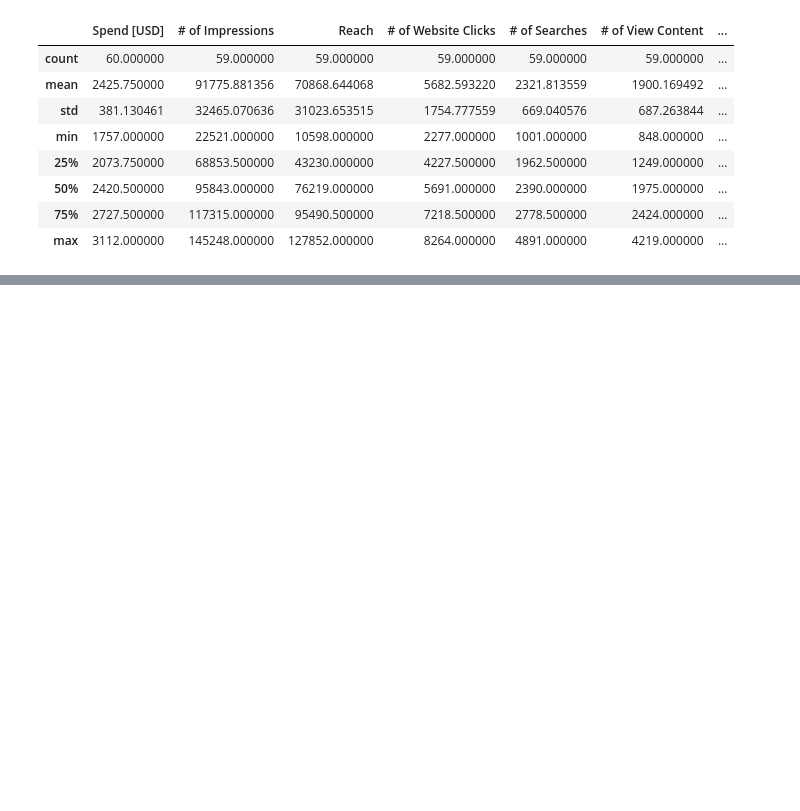
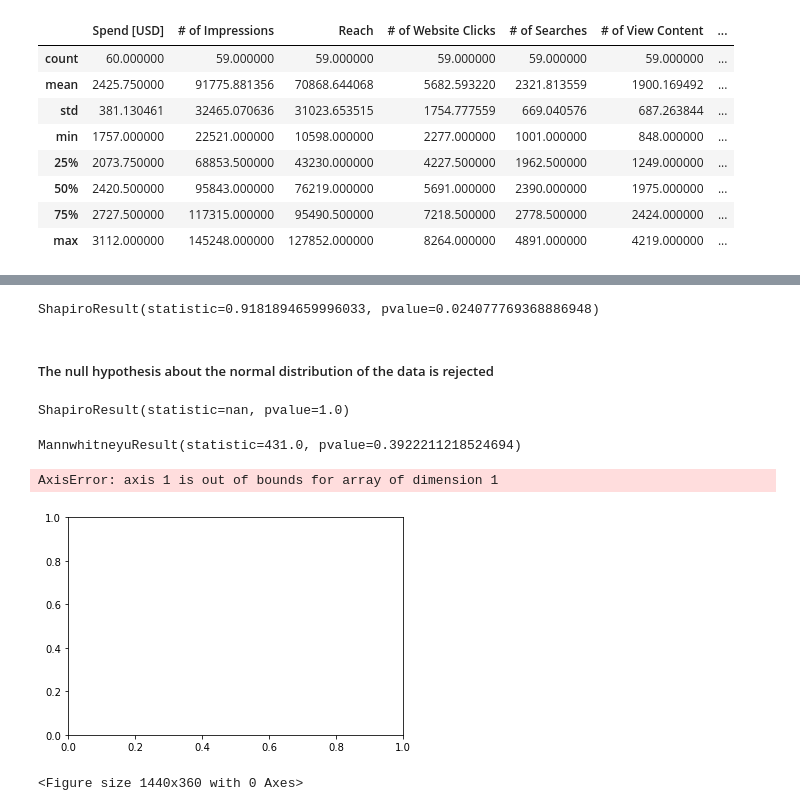
Before and after one commit to muarrikhyazka/ab-test-for-marketing-campaign-ads, a Jupyter notebook: ab-test-for-marketing-campaign-ads.ipynb, the cells around one changed output, grey strips where cells are left out. Saved outputs shown, nothing was run; the diff lists cells and outputs as text; code cells hidden in the pictures; blank space fills up the shorter version.

```diff
--- a/ab-test-for-marketing-campaign-ads.ipynb
+++ b/ab-test-for-marketing-campaign-ads.ipynb
@@ -57,0 +89,30 @@ df.describe()
+# %%
+## check if the distribution is normal
+shapiro(df.loc[df['Campaign Name'] == 'Test Campaign', '# of Purchase'])
+# %% [output]
+ShapiroResult(statistic=0.9181894659996033, pvalue=0.024077769368886948)
+# %% [markdown]
+<h5>The null hypothesis about the normal distribution of the data is rejected</h5>
+# %%
+## check if the distribution is normal
+shapiro(df.loc[df['Campaign Name'] == 'Control Campaign', '# of Purchase'])
+# %% [output]
+ShapiroResult(statistic=nan, pvalue=1.0)
+# %%
+## Mann-Whitney test
+mannwhitneyu(df.loc[df['Campaign Name'] == 'Test Campaign', '# of Purchase'], df.loc[df['Campaign Name'] == 'Control Campaign', '# of Purchase'])
+# %% [output]
+MannwhitneyuResult(statistic=431.0, pvalue=0.3922211218524694)
+# %%
+control = df.loc[df['Campaign Name'] == 'Control Campaign', '# of Purchase'].values
+test = df.loc[df['Campaign Name'] == 'Test Campaign', '# of Purchase'].values
+# %%
+f, ax = plt.subplots()
+# plt.figure(figsize=(20,5))
+sns.kdeplot(np.mean(control, axis=1), shade=True, label='Control Campaign')
+sns.kdeplot(np.mean(test, axis=1), shade=True, label='Test Campaign')
+plt.title('Sample mean distribution')
+# %% [output]
+AxisError: axis 1 is out of bounds for array of dimension 1
+[figure, added]
+<Figure size 1440x360 with 0 Axes>
```
Also changed, not shown: parts of 3 cells of this notebook.
